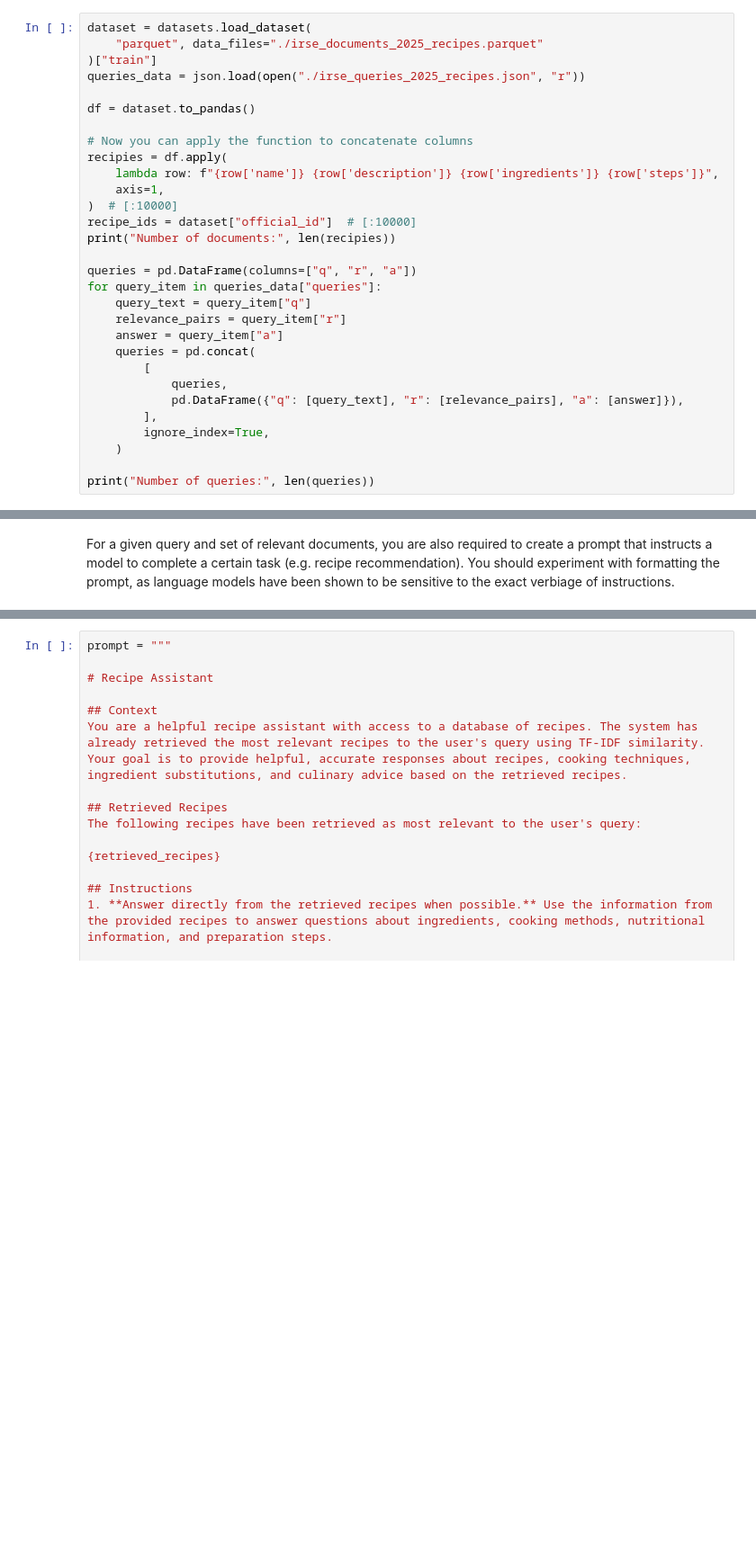
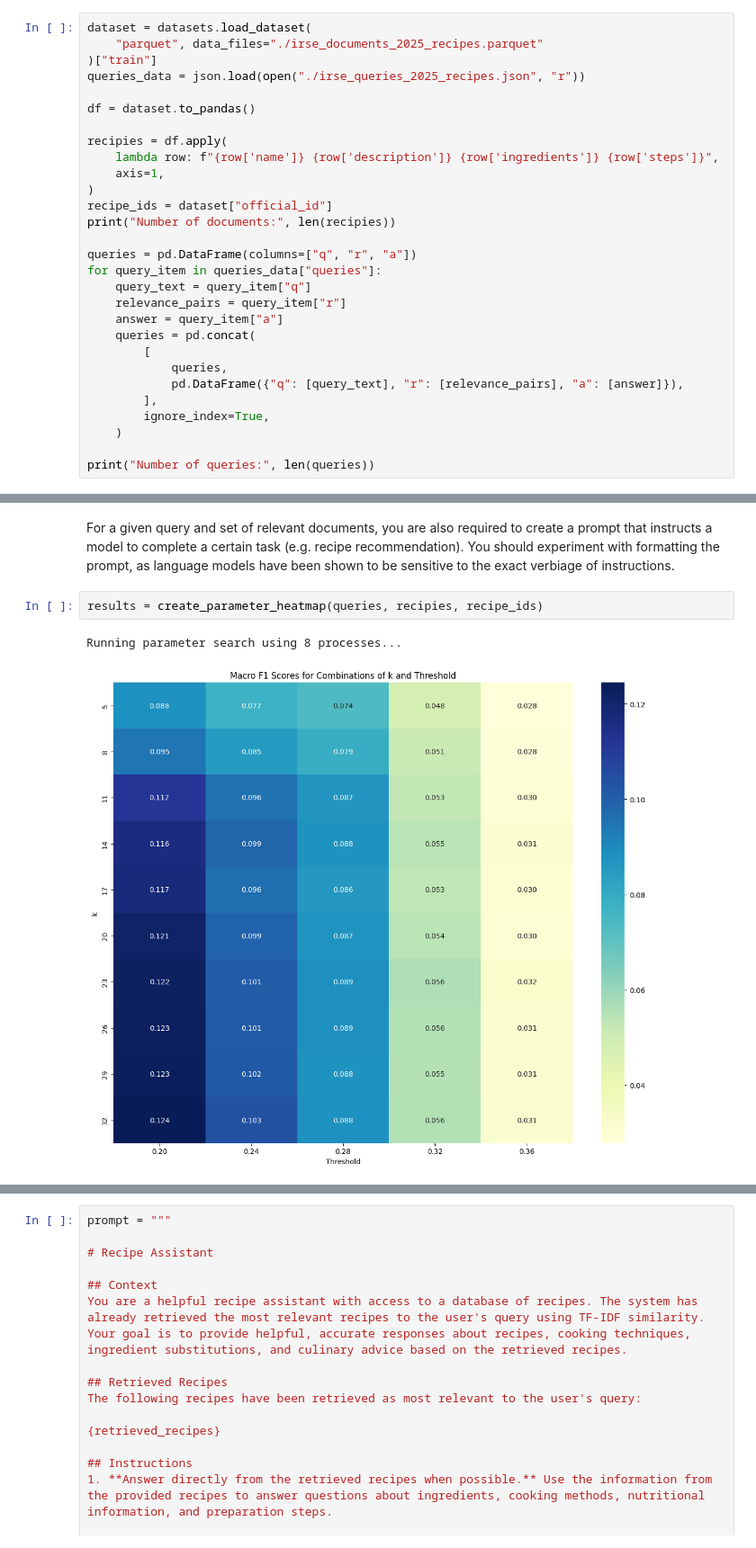
Before and after one commit to CJ4n/Information-Retrieval-and-Search-Engines-RAG-project, a Jupyter notebook: IRSE_proj.ipynb, the cells around one changed output, grey strips where cells are left out. Shown at 90% size. Saved outputs shown, nothing was run; the diff lists cells and outputs as text; blank space fills up the shorter version.

```diff
--- a/IRSE_proj.ipynb
+++ b/IRSE_proj.ipynb
@@ -68,12 +350,11 @@ queries_data = json.load(open("./irse_queries_2025_recipes.json", "r"))
 
 df = dataset.to_pandas()
 
-# Now you can apply the function to concatenate columns
 recipies = df.apply(
     lambda row: f"{row['name']} {row['description']} {row['ingredients']} {row['steps']}",
     axis=1,
-)  # [:10000]
-recipe_ids = dataset["official_id"]  # [:10000]
+)
+recipe_ids = dataset["official_id"]
 print("Number of documents:", len(recipies))
 
 queries = pd.DataFrame(columns=["q", "r", "a"])
@@ -735,2 +514,7 @@ k=3, Macro F1=0.1593, Micro F1=0.1167
 # %% [markdown]
 For a given query and set of relevant documents, you are also required to create a prompt that instructs a model to complete a certain task (e.g. recipe recommendation). You should experiment with formatting the prompt, as language models have been shown to be sensitive to the exact verbiage of instructions.
+# %%
+results = create_parameter_heatmap(queries, recipies, recipe_ids)
+# %% [output]
+Running parameter search using 8 processes...
+[figure, added]
```
Also changed, not shown: parts of 21 cells of this notebook, 9 other files.
